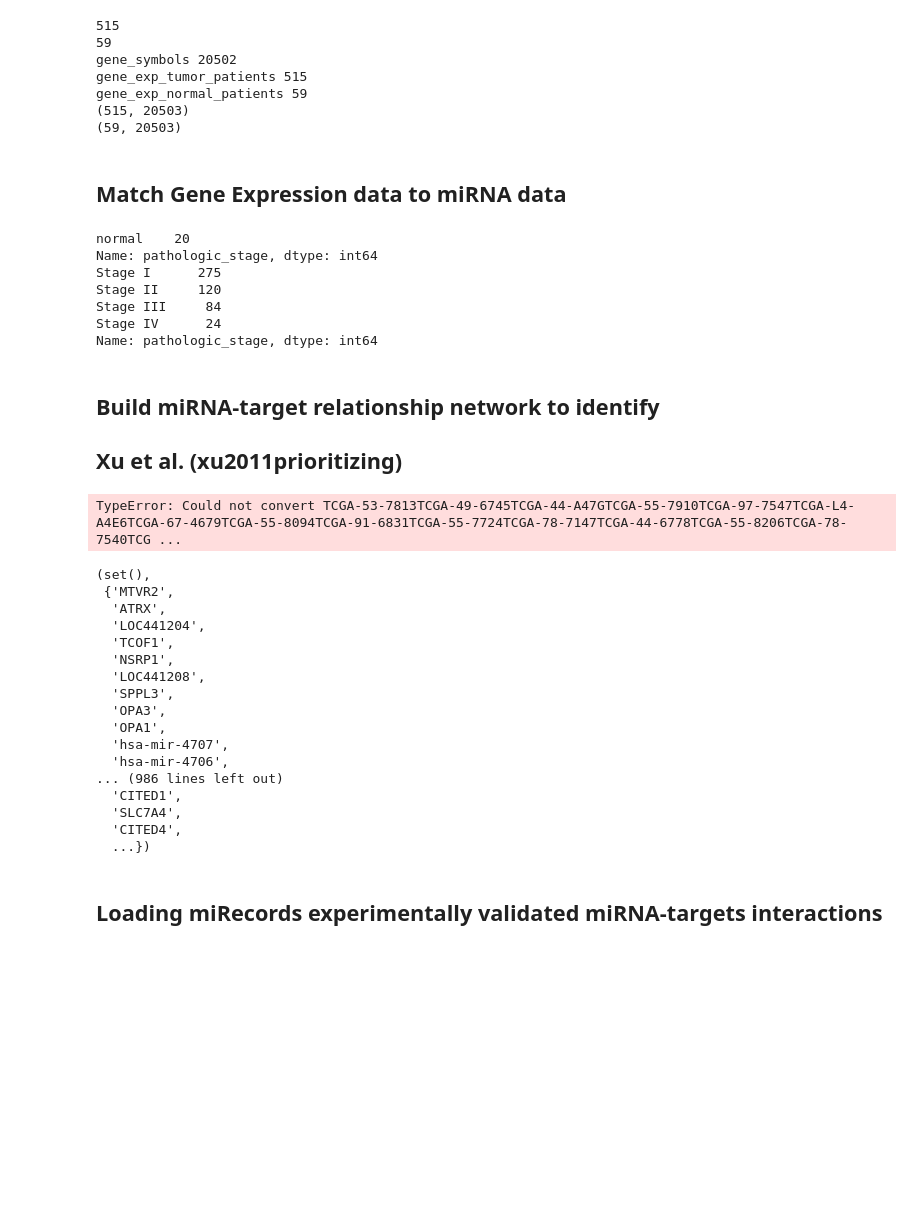
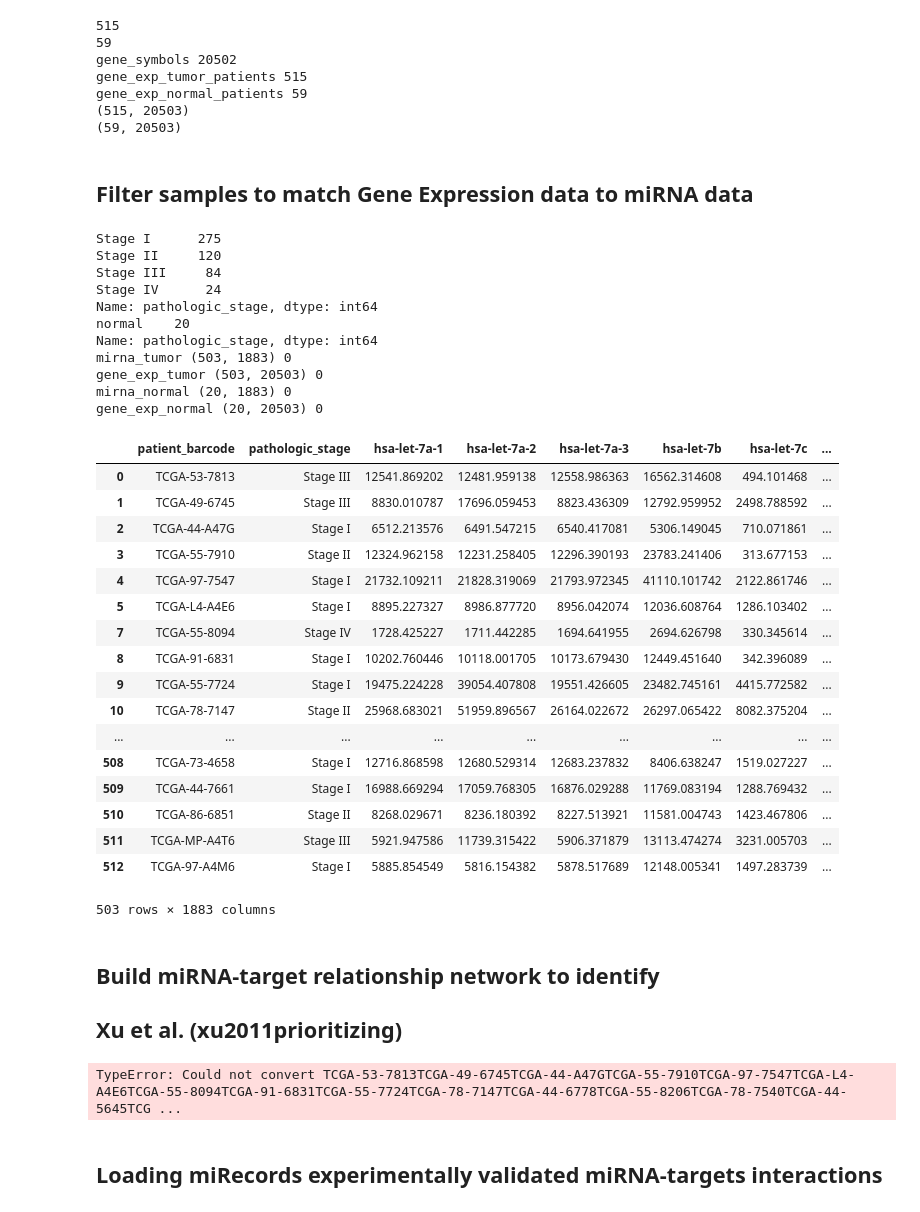
Before and after one commit to JonnyTran/microRNA-Lung-Cancer-Associations, a Jupyter notebook: notebooks/miRNA-gene_exp.ipynb, the cells around one changed output. Cells and saved outputs as stored; diff of their text form; code cells hidden in the pictures; blank space fills up the shorter version.

```diff
--- a/notebooks/miRNA-gene_exp.ipynb
+++ b/notebooks/miRNA-gene_exp.ipynb
@@ -113,23 +113,59 @@ gene_exp_normal_patients 59
 (515, 20503)
 (59, 20503)
 # %% [markdown]
-## Match Gene Expression data to miRNA data
+## Filter samples to match Gene Expression data to miRNA data
 # %%
 # Merge normal and tumor miRNA expression profiles with clinical cancer stage data
-merged_normal_patients = pandas.merge(gene_exp_normal[['patient_barcode']], mirna_normal, on='patient_barcode')[['patient_barcode', 'pathologic_stage']]
-merged_tumor_patients = pandas.merge(gene_exp_tumor[['patient_barcode']], mirna_tumor, on='patient_barcode')[['patient_barcode', 'pathologic_stage']]
+merged_normal_patients = pandas.merge(gene_exp_normal[['patient_barcode']], mirna_normal, on='patient_barcode')
+merged_normal_patients = merged_normal_patients.fillna(merged_normal_patients.mean())[['patient_barcode', 'pathologic_stage']]
+merged_tumor_patients = pandas.merge(gene_exp_tumor[['patient_barcode']], mirna_tumor, on='patient_barcode')
+merged_tumor_patients = merged_tumor_patients.fillna(merged_tumor_patients.mean())[['patient_barcode', 'pathologic_stage']]
 
 # Print quick overview of data
+print merged_tumor_patients['pathologic_stage'].value_counts().sort_index(axis=0)
 print merged_normal_patients['pathologic_stage'].value_counts().sort_index(axis=0)
-print merged_tumor_patients['pathologic_stage'].value_counts().sort_index(axis=0)
+
+mirna_tumor = mirna_tumor[mirna_tumor['patient_barcode'].isin(merged_tumor_patients['patient_barcode'])]
+gene_exp_tumor = gene_exp_tumor[gene_exp_tumor['patient_barcode'].isin(merged_tumor_patients['patient_barcode'])]
+mirna_normal = mirna_normal[mirna_normal['patient_barcode'].isin(merged_normal_patients['patient_barcode'])]
+gene_exp_normal = gene_exp_normal[gene_exp_normal['patient_barcode'].isin(merged_normal_patients['patient_barcode'])]
+
+print "mirna_tumor", mirna_tumor.shape, mirna_tumor.isnull().sum().sum()
+print "gene_exp_tumor", gene_exp_tumor.shape, gene_exp_tumor.isnull().sum().sum()
+print "mirna_normal", mirna_normal.shape, mirna_normal.isnull().sum().sum()
+print "gene_exp_normal", gene_exp_normal.shape, gene_exp_normal.isnull().sum().sum()
+
+mirna_tumor
 # %% [output]
-normal    20
-Name: pathologic_stage, dtype: int64
 Stage I      275
 Stage II     120
 Stage III     84
 Stage IV      24
 Name: pathologic_stage, dtype: int64
+normal    20
+Name: pathologic_stage, dtype: int64
+mirna_tumor (503, 1883) 0
+gene_exp_tumor (503, 20503) 0
+mirna_normal (20, 1883) 0
+gene_exp_normal (20, 20503) 0
+|  | patient_barcode | pathologic_stage | hsa-let-7a-1 | hsa-let-7a-2 | hsa-let-7a-3 | hsa-let-7b | hsa-let-7c | ... |
+| 0 | TCGA-53-7813 | Stage III | 12541.869202 | 12481.959138 | 12558.986363 | 16562.314608 | 494.101468 | ... |
+| 1 | TCGA-49-6745 | Stage III | 8830.010787 | 17696.059453 | 8823.436309 | 12792.959952 | 2498.788592 | ... |
+| 2 | TCGA-44-A47G | Stage I | 6512.213576 | 6491.547215 | 6540.417081 | 5306.149045 | 710.071861 | ... |
+| 3 | TCGA-55-7910 | Stage II | 12324.962158 | 12231.258405 | 12296.390193 | 23783.241406 | 313.677153 | ... |
+| 4 | TCGA-97-7547 | Stage I | 21732.109211 | 21828.319069 | 21793.972345 | 41110.101742 | 2122.861746 | ... |
+| 5 | TCGA-L4-A4E6 | Stage I | 8895.227327 | 8986.877720 | 8956.042074 | 12036.608764 | 1286.103402 | ... |
+| 7 | TCGA-55-8094 | Stage IV | 1728.425227 | 1711.442285 | 1694.641955 | 2694.626798 | 330.345614 | ... |
+| 8 | TCGA-91-6831 | Stage I | 10202.760446 | 10118.001705 | 10173.679430 | 12449.451640 | 342.396089 | ... |
+| 9 | TCGA-55-7724 | Stage I | 19475.224228 | 39054.407808 | 19551.426605 | 23482.745161 | 4415.772582 | ... |
+| 10 | TCGA-78-7147 | Stage II | 25968.683021 | 51959.896567 | 26164.022672 | 26297.065422 | 8082.375204 | ... |
+| ... | ... | ... | ... | ... | ... | ... | ... | ... |
+| 508 | TCGA-73-4658 | Stage I | 12716.868598 | 12680.529314 | 12683.237832 | 8406.638247 | 1519.027227 | ... |
+| 509 | TCGA-44-7661 | Stage I | 16988.669294 | 17059.768305 | 16876.029288 | 11769.083194 | 1288.769432 | ... |
+| 510 | TCGA-86-6851 | Stage II | 8268.029671 | 8236.180392 | 8227.513921 | 11581.004743 | 1423.467806 | ... |
+| 511 | TCGA-MP-A4T6 | Stage III | 5921.947586 | 11739.315422 | 5906.371879 | 13113.474274 | 3231.005703 | ... |
+| 512 | TCGA-97-A4M6 | Stage I | 5885.854549 | 5816.154382 | 5878.517689 | 12148.005341 | 1497.283739 | ... |
+503 rows × 1883 columns
 # %% [markdown]
 ## Build miRNA-target relationship network to identify
 ## Xu et al. (xu2011prioritizing)
@@ -141,27 +177,7 @@ network = miRNATargetNetwork(threshold=0.6)
 network.train(miRNAs_A=mirna_tumor, targets_A=gene_exp_tumor, miRNAs_B=mirna_normal, targets_B=gene_exp_normal)
 print nx.bipartite.sets(network.B)
 # %% [output]
-TypeError: Could not convert TCGA-53-7813TCGA-49-6745TCGA-44-A47GTCGA-55-7910TCGA-97-7547TCGA-L4-A4E6TCGA-67-4679TCGA-55-8094TCGA-91-6831TCGA-55-7724TCGA-78-7147TCGA-44-6778TCGA-55-8206TCGA-78-7540TCG ...
+TypeError: Could not convert TCGA-53-7813TCGA-49-6745TCGA-44-A47GTCGA-55-7910TCGA-97-7547TCGA-L4-A4E6TCGA-55-8094TCGA-91-6831TCGA-55-7724TCGA-78-7147TCGA-44-6778TCGA-55-8206TCGA-78-7540TCGA-44-5645TCG ...
-# %%
-nx.bipartite.sets(network.B)
-# %% [output]
-(set(),
- {'MTVR2',
-  'ATRX',
-  'LOC441204',
-  'TCOF1',
-  'NSRP1',
-  'LOC441208',
-  'SPPL3',
-  'OPA3',
-  'OPA1',
-  'hsa-mir-4707',
-  'hsa-mir-4706',
-... (986 lines left out)
-  'CITED1',
-  'SLC7A4',
-  'CITED4',
-  ...})
 # %% [markdown]
 ## Loading miRecords experimentally validated miRNA-targets interactions
 # %%
```
Also changed, not shown: 1 other file.
